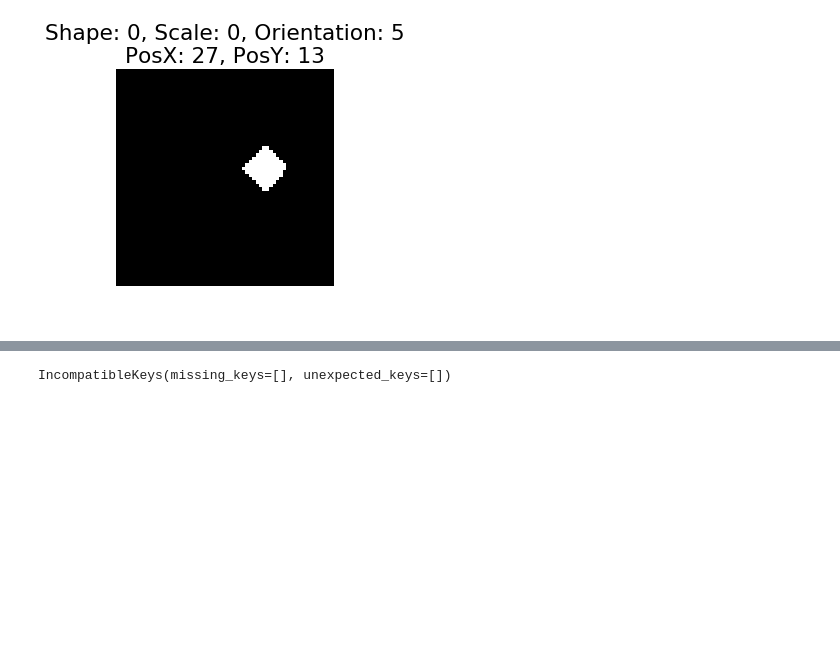
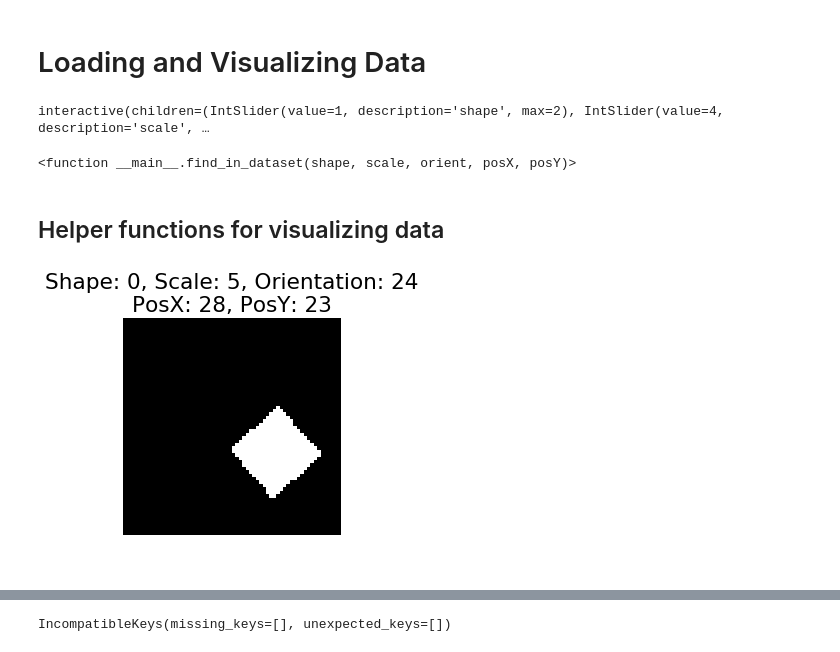
Before and after one commit to dmklee/CausalVAE, a Jupyter notebook: causal_vae_dsprites.ipynb, the cells around one changed output, grey strips where cells are left out. Saved outputs shown, nothing was run; the diff lists cells and outputs as text; code cells hidden in the pictures; blank space fills up the shorter version.

Commit message:
added helper functions for visualization

```diff
--- a/causal_vae_dsprites.ipynb
+++ b/causal_vae_dsprites.ipynb
@@ -178,6 +181,8 @@ class CVAE(nn.Module):
         # forward
         loc = self.decoder.forward(zs, self.remap_y(ys))
         return dist.Bernoulli(loc).to_event(1).sample()
+# %% [markdown]
+# Loading and Visualizing Data
 # %%
 def setup_data_loaders(train_x, test_x, train_y, test_y, batch_size=128, use_cuda=False):
     train_dset = torch.utils.data.TensorDataset(
@@ -225,6 +230,29 @@ data_loaders = setup_data_loaders(
     batch_size=256,
     use_cuda=USE_CUDA
 )
+# %%
+y_names = ['shape', 'scale', 'orientation', 'posX', 'posY']
+y_shapes = np.array((3,6,40,32,32))
+img_dict = {}
+for i, img in enumerate(imgs_sampled):
+    img_dict[tuple(labels_sampled[i])] = img
+
+def find_in_dataset(shape, scale, orient, posX, posY):
+    fig = plt.figure()
+    img = img_dict[(0, shape, scale, orient, posX, posY)]
+    plt.imshow(img.reshape(64,64), cmap='Greys_r',  interpolation='nearest')
+    plt.axis('off')
+
+interact(find_in_dataset, shape=widgets.IntSlider(min=0, max=2, step=1, value=npr.randint(2)),
+                          scale=widgets.IntSlider(min=0, max=5, step=1, value=npr.randint(5)),
+                            orient=widgets.IntSlider(min=0, max=39, step=1, value=npr.randint(39)),
+                            posX=widgets.IntSlider(min=0, max=31, step=1, value=npr.randint(31)),
+                            posY=widgets.IntSlider(min=0, max=31, step=1, value=npr.randint(31)))
+# %% [output]
+interactive(children=(IntSlider(value=1, description='shape', max=2), IntSlider(value=4, description='scale', …
+<function __main__.find_in_dataset(shape, scale, orient, posX, posY)>
+# %% [markdown]
+## Helper functions for visualizing data
 # %%
 def get_specific_data(args=dict(), cuda=False):
     '''
@@ -246,31 +274,66 @@ def get_specific_data(args=dict(), cuda=False):
     if not cuda:
         return x,y
     x = x.cuda()
     y = y.cuda()
     return x,y
 
 def see_specific_image(args=dict(), verbose=True):
     '''
     use this function to get examples of data with specific class labels
     inputs:
         args - dictionary whose keys can include {shape, scale, orientation,
                 posX, posY} and values can include any integers less than the
                 corresponding size of that label dimension
         verbose - bool to indicate whether the full class label should be written
                     as the title of the plot
     '''
     x,y = get_specific_data(args, cuda=False)
     plt.figure()
     plt.imshow(x.reshape(64,64), interpolation='nearest', cmap='Greys_r')
     plt.axis('off')
     if verbose:
         string = ''
         for i, s in enumerate(['Shape', 'Scale', 'Orientation', 'PosX', 'PosY']):
             string += '%s: %d, ' % (s, int(y[0][i+1]))
             if i == 2:
                 string = string[:-2] + '\n'
         plt.title(string[:-2])
 
+def compare_reconstruction(original, recon):
+    """
+    compare two images side by side
+    inputs:
+        original - array for original image
+        recon - array for recon image
+    """
+    fig = plt.figure()
+    ax0 = fig.add_subplot(121)
+    plt.imshow(original.cpu().reshape(64,64), cmap='Greys_r',  interpolation='nearest')
+    plt.axis('off')
+    plt.title('original')
+    ax1 = fig.add_subplot(122)
+    plt.imshow(recon.cpu().reshape(64,64), cmap='Greys_r',  interpolation='nearest')
+    plt.axis('off')
+    plt.title('reconstruction')
+
+def compare_to_density(original, recons):
+    """
+    compare two images side by side
+    inputs:
+        original - array for original image
+        recon - array of multiple recon images
+    """
+    fig = plt.figure()
+    ax0 = fig.add_subplot(121)
+    plt.imshow(original.cpu().reshape(64,64), cmap='Greys_r',  interpolation='nearest')
+    plt.axis('off')
+    plt.title('original')
+    ax1 = fig.add_subplot(122)
+    plt.imshow(torch.mean(recons.cpu(), 0).reshape(64,64), cmap='Greys_r',  interpolation='nearest')
+    plt.axis('off')
+    plt.title('reconstructions')
+
+
 see_specific_image()
 # %% [output]
-[figure, old version]
+[figure, new version]
```
Also changed, not shown: parts of 8 cells of this notebook.
